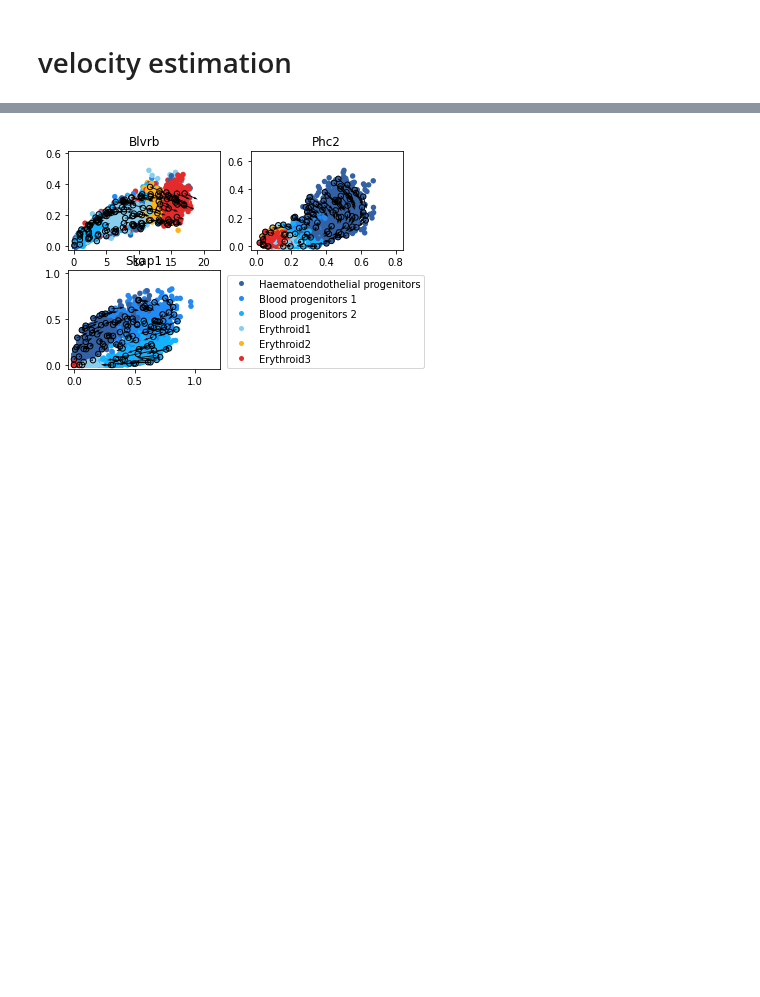
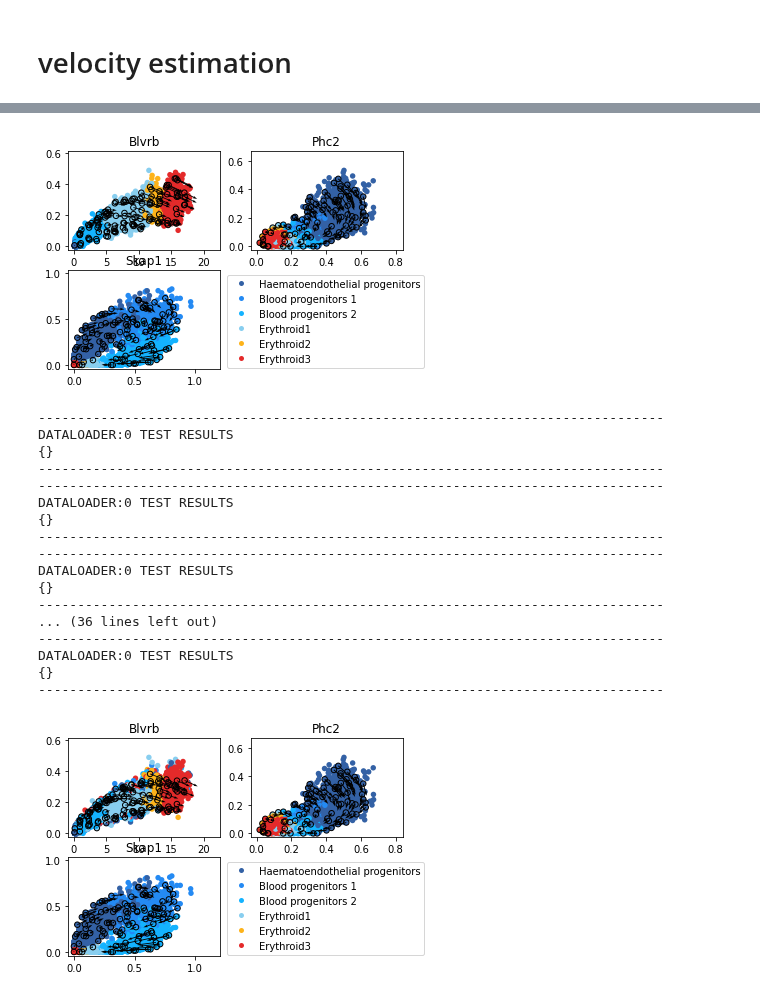
Before and after one commit to GuangyuWangLab2021/cellDancer, a Jupyter notebook: analysis/Case_study_GAS.ipynb, the cells around one changed output, grey strips where cells are left out. Drawn from its saved outputs; the diff is of its cells as text; code cells hidden in the pictures; blank space fills up the shorter version.

Commit message:
velocity_esti parallel temp file and combine

```diff
--- a/analysis/Case_study_GAS.ipynb
+++ b/analysis/Case_study_GAS.ipynb
@@ -11,5 +14,5 @@ raw_path='/Users/shengyuli/Library/CloudStorage/OneDrive-HoustonMethodist/work/V
 load_raw_data=pd.read_csv(raw_path)
 gene_choice=["Blvrb","Phc2","Skap1","Nfkb1","Myo1b","Sulf2","Yipf5","Coro2b","Mllt3","Smarca2","Hba-x","Smim1","Snca"]
 result_path = '/Users/shengyuli/Library/CloudStorage/OneDrive-HoustonMethodist/work/Velocity/data/Gastrulation/velocity_result/result_detailcsv/polish/'
-brief, load_cellDancer=calc_velocity.train(load_raw_data,gene_choice=gene_choice,result_path=result_path,n_jobs=8)
+brief, load_cellDancer=velocity_estimation.train(load_raw_data,gene_choice=gene_choice,result_path=None,n_jobs=8)
 # %% [output]
@@ -56,3 +44,24 @@ load_cellDancer
+# %%
+cdpl_gene.velocity_gene(gene_choice[0:3],load_cellDancer,colors=colormap_erythroid,mode='cluster',cluster_annot=True,point_size=30,alpha_inside=1)
+# %% [output]
+[figure, added]
+--------------------------------------------------------------------------------
+DATALOADER:0 TEST RESULTS
+{}
+--------------------------------------------------------------------------------
+--------------------------------------------------------------------------------
+DATALOADER:0 TEST RESULTS
+{}
+--------------------------------------------------------------------------------
+--------------------------------------------------------------------------------
+DATALOADER:0 TEST RESULTS
+{}
+--------------------------------------------------------------------------------
+... (36 lines left out)
+--------------------------------------------------------------------------------
+DATALOADER:0 TEST RESULTS
+{}
+--------------------------------------------------------------------------------
 # %%
 cdpl_gene.velocity_gene(gene_choice[0:3],load_cellDancer,colors=colormap_erythroid,mode='cluster',cluster_annot=True,point_size=30,alpha_inside=1)
 # %% [output]
```
Also changed, not shown: parts of 6 cells of this notebook, 9 other files.
